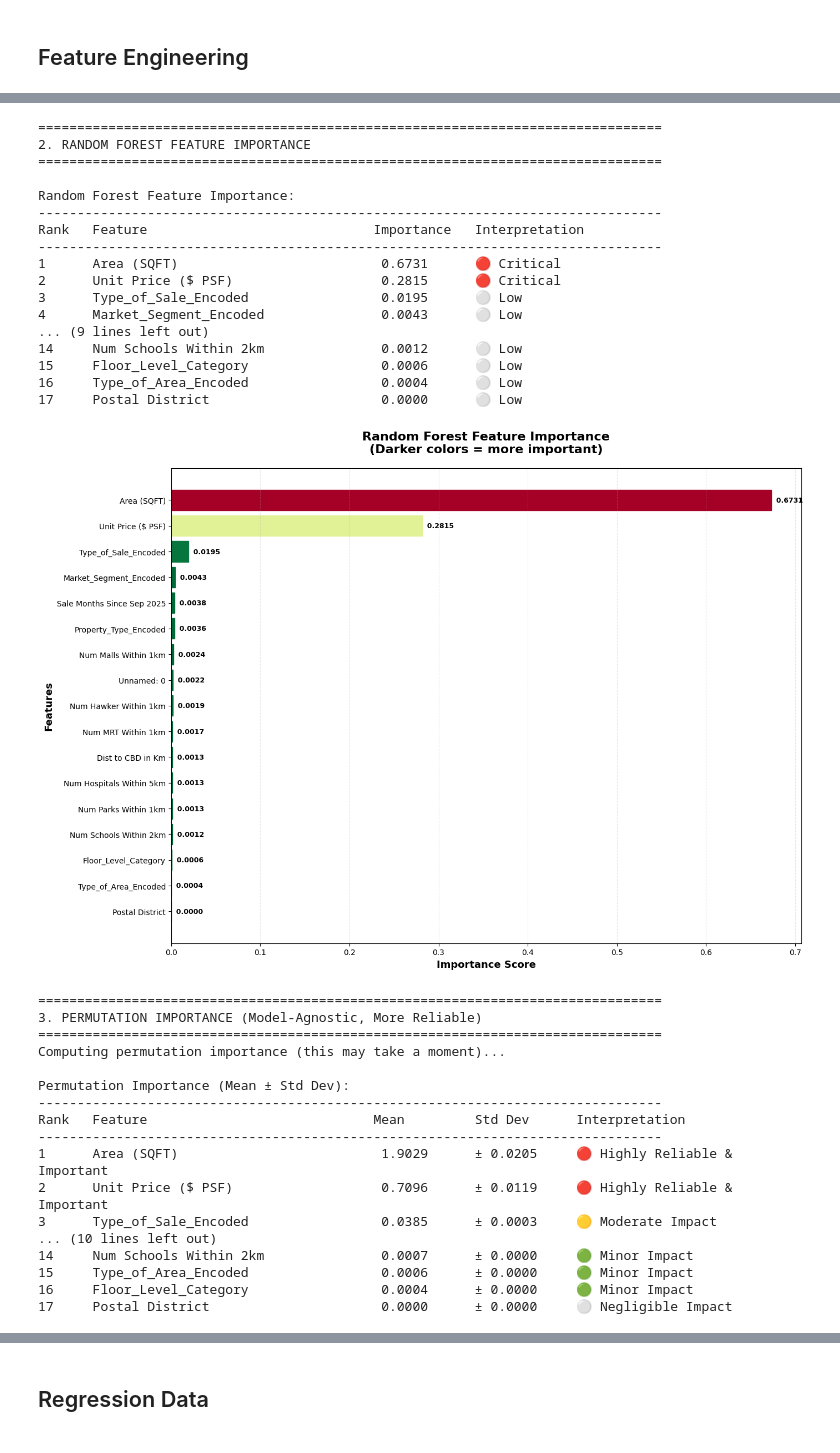
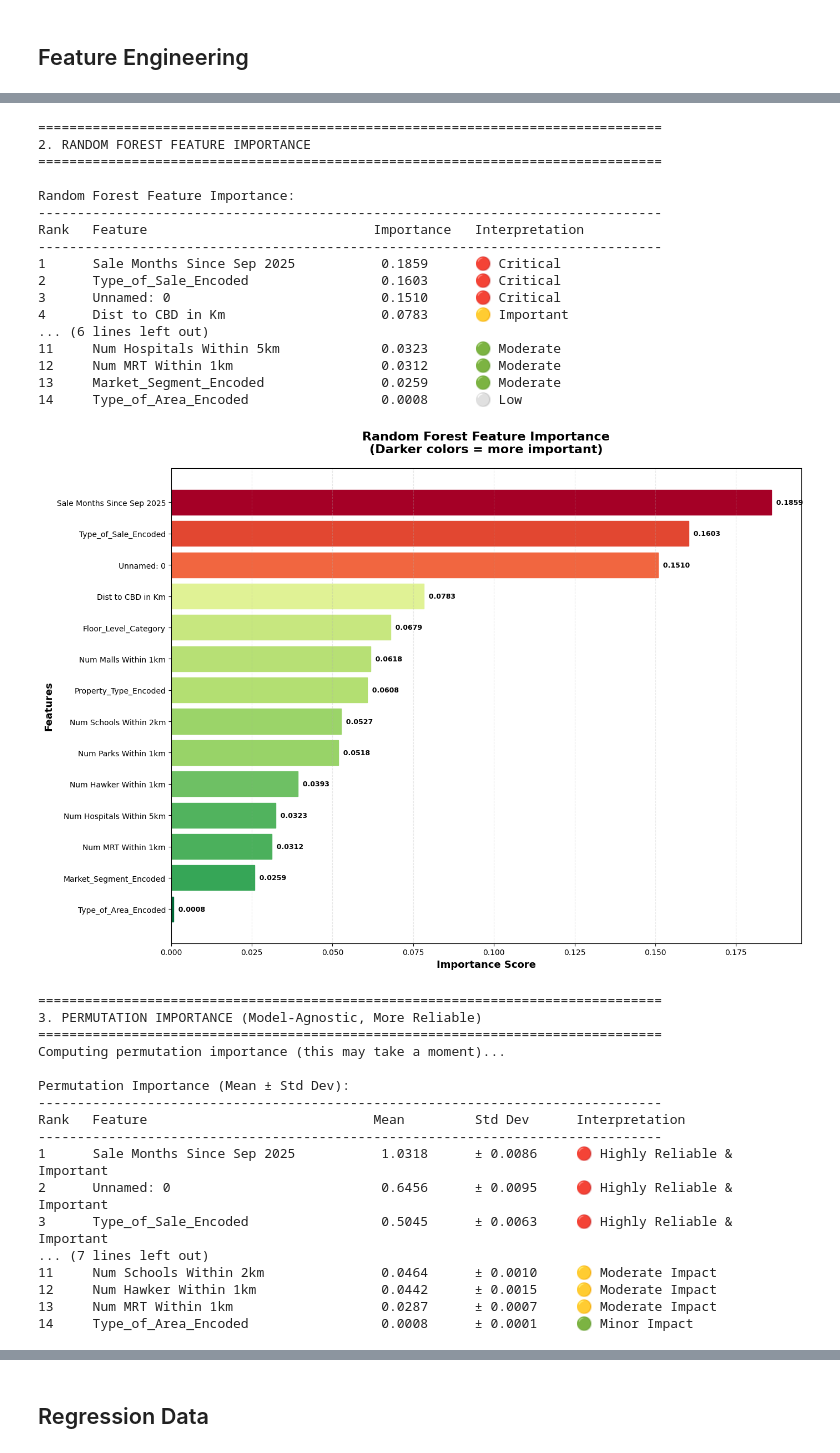
Before and after one commit to angelinemarcelle/COMP3522_Singapore_Private_Residential_Properties_Price_Analysis, a Jupyter notebook: notebooks/prep_data.ipynb, the cells around one changed output, grey strips where cells are left out. Saved outputs shown, nothing was run; the diff lists cells and outputs as text; code cells hidden in the pictures.

```diff
--- a/notebooks/prep_data.ipynb
+++ b/notebooks/prep_data.ipynb
@@ -375,9 +375,6 @@ for district_num in range(1, 29):
         normalized_df = pd.read_csv(f"../datasets/cleaned_data/district{district_num}_cleaned.csv")
 
         num_cols = ['Transacted Price ($)',
-                    'Area (SQFT)',
-                    'Unit Price ($ PSF)',
-                    'Postal District',
                     'Dist to CBD in Km',
                     'Sale Months Since Sep 2025',
                     'Num MRT Within 1km',
@@ -512,7 +509,7 @@ print("1. CORRELATION ANALYSIS (Pearson)")
 print("="*80)
 
 # Calculate correlation with target
-correlations = df.drop('District', axis=1).corr()['Transacted Price ($)'].sort_values(ascending=False)
+correlations = df.corr()['Transacted Price ($)'].sort_values(ascending=False)
 
 def interpret_correlation(corr_value):
     """Interpret correlation strength and direction"""
@@ -734,21 +731,21 @@ Postal District                         nan       Very Weak Negative
 ================================================================================
 2. RANDOM FOREST FEATURE IMPORTANCE
 ================================================================================
 
 Random Forest Feature Importance:
 --------------------------------------------------------------------------------
 Rank   Feature                             Importance   Interpretation
 --------------------------------------------------------------------------------
-1      Area (SQFT)                          0.6731      🔴 Critical
-2      Unit Price ($ PSF)                   0.2815      🔴 Critical
-3      Type_of_Sale_Encoded                 0.0195      ⚪ Low
-4      Market_Segment_Encoded               0.0043      ⚪ Low
-... (9 lines left out)
-14     Num Schools Within 2km               0.0012      ⚪ Low
-15     Floor_Level_Category                 0.0006      ⚪ Low
-16     Type_of_Area_Encoded                 0.0004      ⚪ Low
-17     Postal District                      0.0000      ⚪ Low
+1      Sale Months Since Sep 2025           0.1859      🔴 Critical
+2      Type_of_Sale_Encoded                 0.1603      🔴 Critical
+3      Unnamed: 0                           0.1510      🔴 Critical
+4      Dist to CBD in Km                    0.0783      🟡 Important
+... (6 lines left out)
+11     Num Hospitals Within 5km             0.0323      🟢 Moderate
+12     Num MRT Within 1km                   0.0312      🟢 Moderate
+13     Market_Segment_Encoded               0.0259      🟢 Moderate
+14     Type_of_Area_Encoded                 0.0008      ⚪ Low
-[figure, old version]
+[figure, new version]
 ================================================================================
 3. PERMUTATION IMPORTANCE (Model-Agnostic, More Reliable)
 ================================================================================
@@ -758,11 +755,11 @@ Permutation Importance (Mean ± Std Dev):
 --------------------------------------------------------------------------------
 Rank   Feature                             Mean         Std Dev      Interpretation
 --------------------------------------------------------------------------------
-1      Area (SQFT)                          1.9029      ± 0.0205     🔴 Highly Reliable & Important
-2      Unit Price ($ PSF)                   0.7096      ± 0.0119     🔴 Highly Reliable & Important
-3      Type_of_Sale_Encoded                 0.0385      ± 0.0003     🟡 Moderate Impact
-... (10 lines left out)
-14     Num Schools Within 2km               0.0007      ± 0.0000     🟢 Minor Impact
-15     Type_of_Area_Encoded                 0.0006      ± 0.0000     🟢 Minor Impact
-16     Floor_Level_Category                 0.0004      ± 0.0000     🟢 Minor Impact
-17     Postal District                      0.0000      ± 0.0000     ⚪ Negligible Impact
+1      Sale Months Since Sep 2025           1.0318      ± 0.0086     🔴 Highly Reliable & Important
+2      Unnamed: 0                           0.6456      ± 0.0095     🔴 Highly Reliable & Important
+3      Type_of_Sale_Encoded                 0.5045      ± 0.0063     🔴 Highly Reliable & Important
+... (7 lines left out)
+11     Num Schools Within 2km               0.0464      ± 0.0010     🟡 Moderate Impact
+12     Num Hawker Within 1km                0.0442      ± 0.0015     🟡 Moderate Impact
+13     Num MRT Within 1km                   0.0287      ± 0.0007     🟡 Moderate Impact
+14     Type_of_Area_Encoded                 0.0008      ± 0.0001     🟢 Minor Impact
```
Also changed, not shown: parts of 3 cells of this notebook, 1 other file.
